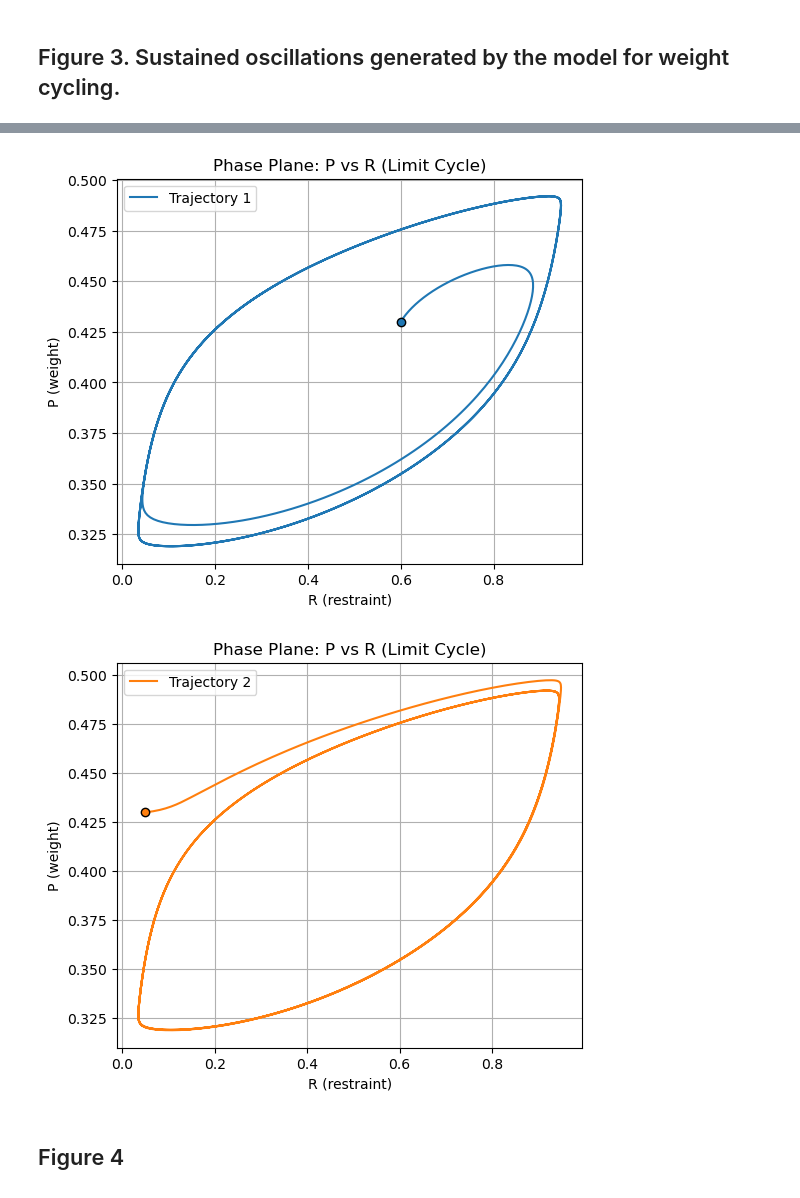
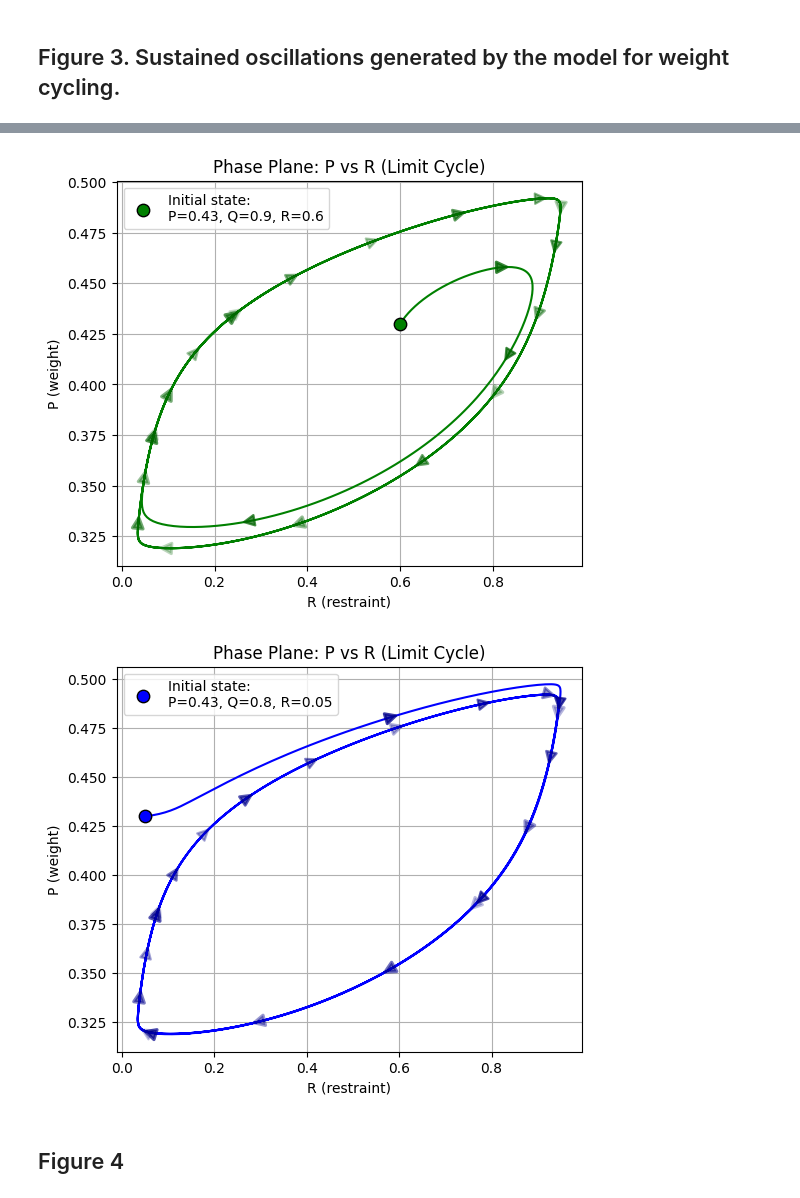
Before and after one commit to JingwenLuo7/ComplexSystem, a Jupyter notebook: Project_BlockII/PQR_model.ipynb, the cells around one changed output, grey strips where cells are left out. Saved outputs shown, nothing was run; the diff lists cells and outputs as text; code cells hidden in the pictures.

Commit message:
update figure 3

```diff
--- a/Project_BlockII/PQR_model.ipynb
+++ b/Project_BlockII/PQR_model.ipynb
@@ -9,15 +11,14 @@ from scipy.integrate import solve_ivp
 import matplotlib.pyplot as plt
 import matplotlib.lines as mlines
 
-
 # Define the PQR ODE system
 def model_PQR(t, y, params):
   P, Q, R = y
   a, b, V1, V2, V3, V4, K, K1, K2, K3, K4 = params
 
-  dP = a*Q - b * P/(K + P)
-  dQ = V1*(1 - Q)/(K1 + (1 - Q)) - V2 * R * Q/(K2 + Q)
-  dR = V3*P * (1 - R)/(K3 + (1 - R)) - V4 * R/(K4 + R)
+  dP_dt = a*Q - b * P/(K + P)
+  dQ_dt = V1*(1 - Q)/(K1 + (1 - Q)) - V2 * R * Q/(K2 + Q)
+  dR_dt = V3*P * (1 - R)/(K3 + (1 - R)) - V4 * R/(K4 + R)
 
   return [dP_dt, dQ_dt, dR_dt]
 # %%
@@ -144,17 +162,15 @@ y0_1 = [0.43, 0.90, 0.60]
 y0_2 = [0.43, 0.80, 0.05]
 
 # Integrate the ODE for both sets
-sol1 = solve_ivp(pqr, t_span, y0_1, t_eval=t_eval, rtol=1e-6)
-sol2 = solve_ivp(pqr, t_span, y0_2, t_eval=t_eval, rtol=1e-6)
+params = [a, b, V1, V2, V3, V4, K, K1, K2, K3, K4]
+sol1 = solve_ivp(model_PQR, t_span, y0_1, args=(params,), t_eval=t_eval, rtol=1e-6)
+sol2 = solve_ivp(model_PQR, t_span, y0_2, args=(params,), t_eval=t_eval, rtol=1e-6)
 
 # Extract solutions
-t = sol1.t
 P1, Q1, R1 = sol1.y
 P2, Q2, R2 = sol2.y
 
 # Plot P, Q, R over time
-
-
-plot_timeEvo(P1,Q1,R1,t)
-plot_timeEvo(P2,Q2,R2,t)
+plot_timeEvo(P1,Q1,R1,sol1.t)
+plot_timeEvo(P2,Q2,R2,sol1.t)
 # %% [output]
@@ -165,23 +189,45 @@ plot_timeEvo(P2,Q2,R2,t)
 # %%
 def plot_traj(R,P,c,l):
-    plt.figure(figsize=(6,5))
-    # Plot the trajectories in P-R plane
-    plt.plot(R, P, color = c, label=l)
-    # Mark initial points
-    plt.scatter(R[0], P[0], color=c, edgecolors='k', zorder=5)
-    plt.ylabel('P (weight)')
-    plt.xlabel('R (restraint)')
-    plt.title('Phase Plane: P vs R (Limit Cycle)')
-    plt.legend()
-    plt.grid(True)
-    plt.show()
+  plt.figure(figsize=(6,5))
+  # Plot the trajectories in P-R plane
+  plt.plot(R, P, color = c, zorder=2)
+  # Mark initial points
+  plt.scatter(R[0], P[0], color=c, edgecolors='k', s=80,
+                zorder=5, label=f'Initial state:\n{l}')
+  # add arrow
+  n_points = len(R)
+  arrow_step = max(1, n_points//22)  # one arrow for every 22 points
+  for i in range(arrow_step, n_points-1, arrow_step):
+    # arrow position
+    mid_x = (R[i] + R[i+1])/2
+    mid_y = (P[i] + P[i+1])/2
+    # calculate direction
+    dx = R[i+1] - R[i]
+    dy = P[i+1] - P[i]
+    # plot arrow
+    plt.annotate('', # label
+      xytext=(mid_x - 0.2*dx, mid_y - 0.2*dy),
+      xy=(mid_x + 0.2*dx, mid_y + 0.2*dy),
+      arrowprops=dict(
+        arrowstyle='simple,head_length=0.5,head_width=0.5,tail_width=0.3',
+        color=f'dark{c}',mutation_scale=15,
+        lw=2+ 0.5*np.cos(i/4),alpha=0.8 - 0.6*(i/len(R)),
+      ),zorder=3)
+  plt.ylabel('P (weight)')
+  plt.xlabel('R (restraint)')
+  plt.title('Phase Plane: P vs R (Limit Cycle)')
+  plt.legend()
+  plt.grid(True)
+  plt.show()
 
+label_y01 = 'P=0.43, Q=0.9, R=0.6'
+label_y02 = 'P=0.43, Q=0.8, R=0.05'
 
-plot_traj(R1,P1,'C0','Trajectory 1')
-plot_traj(R2,P2,'C1','Trajectory 2')
+plot_traj(R1,P1,'green',label_y01)
+plot_traj(R2,P2,'blue',label_y02)
 # %% [output]
-[figure, old version]
+[figure, new version]
-[figure, old version]
+[figure, new version]
 # %% [markdown]
 ## Figure 4
 # %%
```
Also changed, not shown: parts of 9 cells of this notebook.
